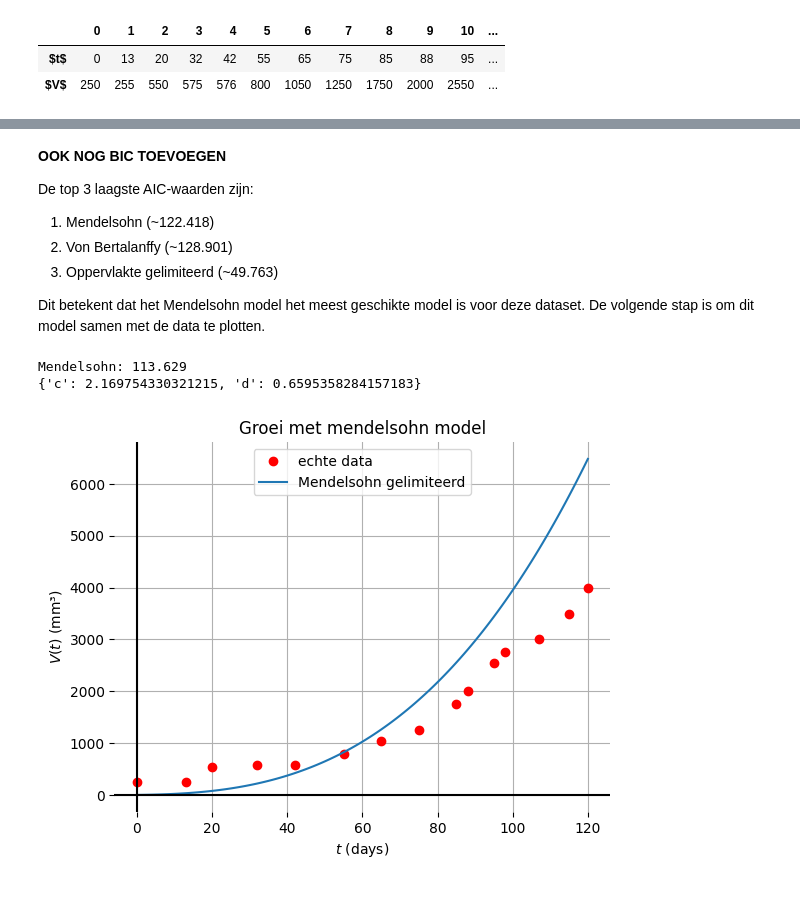
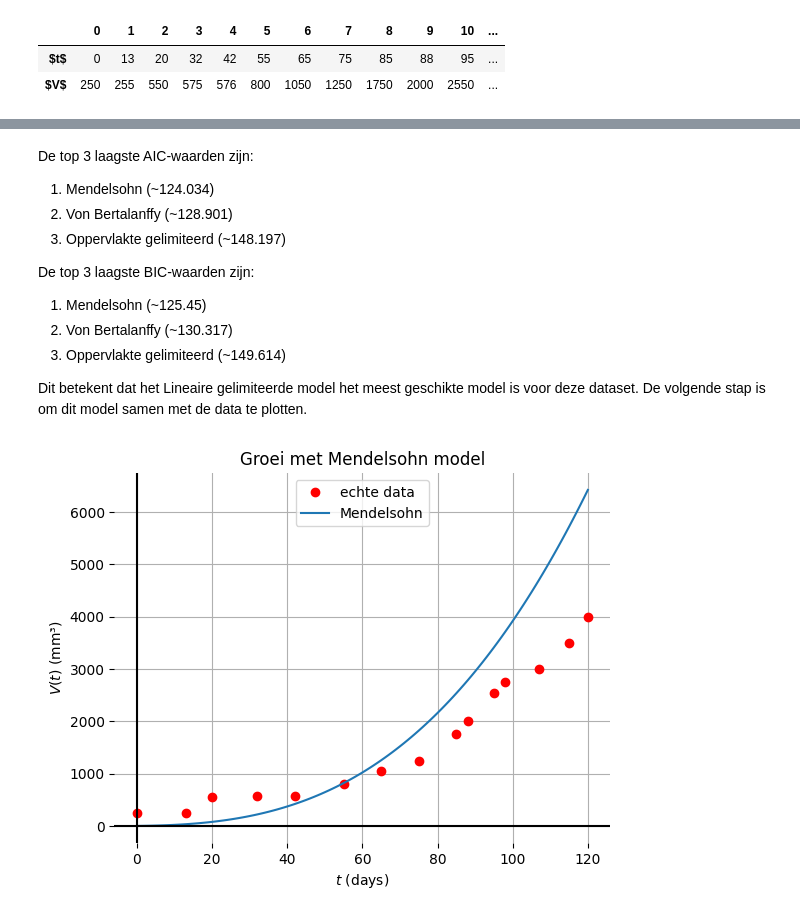
Before and after one commit to MirteDraaijer/ODEs, a Jupyter notebook: ode_demo.ipynb, the cells around one changed output, grey strips where cells are left out. Cells and saved outputs as stored; diff of their text form; code cells hidden in the pictures.

```diff
--- a/ode_demo.ipynb
+++ b/ode_demo.ipynb
@@ -150,37 +182,35 @@ Von Bertalanffy: 128.901
 # %% [markdown]
-**OOK NOG BIC TOEVOEGEN**
+De top 3 laagste AIC-waarden zijn:
+1. Mendelsohn (~124.034)
+2. Von Bertalanffy (~128.901)
+3. Oppervlakte gelimiteerd (~148.197)
 
-De top 3 laagste AIC-waarden zijn:
- 1. Mendelsohn (~122.418)
- 2. Von Bertalanffy (~128.901)
- 3. Oppervlakte gelimiteerd (~49.763)
+De top 3 laagste BIC-waarden zijn:
+1. Mendelsohn (~125.45)
+2. Von Bertalanffy (~130.317)
+3. Oppervlakte gelimiteerd (~149.614)
 
- Dit betekent dat het Mendelsohn model het meest geschikte model is voor deze dataset. De volgende stap is om dit model samen met de data te plotten.
+ Dit betekent dat het Lineaire gelimiteerde model het meest geschikte model is voor deze dataset. De volgende stap is om dit model samen met de data te plotten.
 # %%
-testje = ode_solver(250, 120, 1)
+model = ode_solver(250, 120, 1)
 params0 = {"c" : 0.0, "d" : 0}
-params, mse = testje.fit(
+params, mse = model.fit(
     echte_volumes=  Vs_exact,
-    model = lambda c, d: testje.mendelsohn(c, d),
+    model = lambda c, d: model.mendelsohn(c, d),
     params0 = params0
 )
-testje2_aic = testje.aic(mse, len(Vs_exact), len(params))
-print(f"Mendelsohn: {round(testje2_aic, 3)}")
 
-print(params)
-dagen, volumes = testje.mendelsohn(**params)
+dagen, volumes = model.mendelsohn(**params)
 volumes_scaled = [v / 100 for v in volumes]
 
 plt.plot(ts_exact, Vs_exact, "or", label = "echte data")
-plt.plot(dagen, volumes_scaled, label = "Mendelsohn gelimiteerd")
+plt.plot(dagen, volumes_scaled, label = "Mendelsohn")
 
 plt.axhline(0.0, color="k"); plt.axvline(0.0, color="k")
-plt.title("Groei met mendelsohn model"); plt.xlabel("$t$ (days)"); plt.ylabel("$V(t)$ (mm³)")
+plt.title("Groei met Mendelsohn model"); plt.xlabel("$t$ (days)"); plt.ylabel("$V(t)$ (mm³)")
 plt.grid(True); plt.box(False)
 plt.legend()
 
 plt.show()
 # %% [output]
-Mendelsohn: 113.629
-{'c': 2.169754330321215, 'd': 0.6595358284157183}
-[figure, old version]
+[figure, new version]
```
Also changed, not shown: parts of 4 cells of this notebook.
